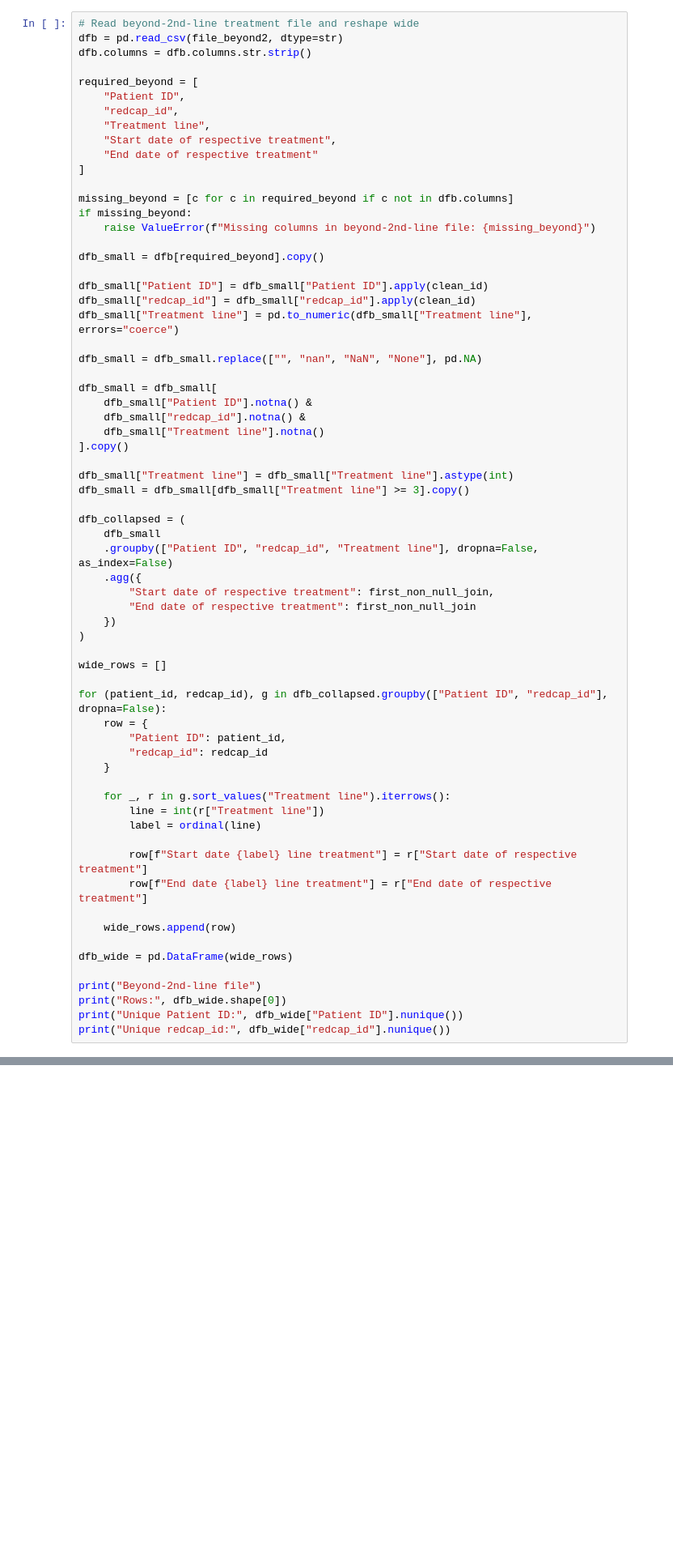
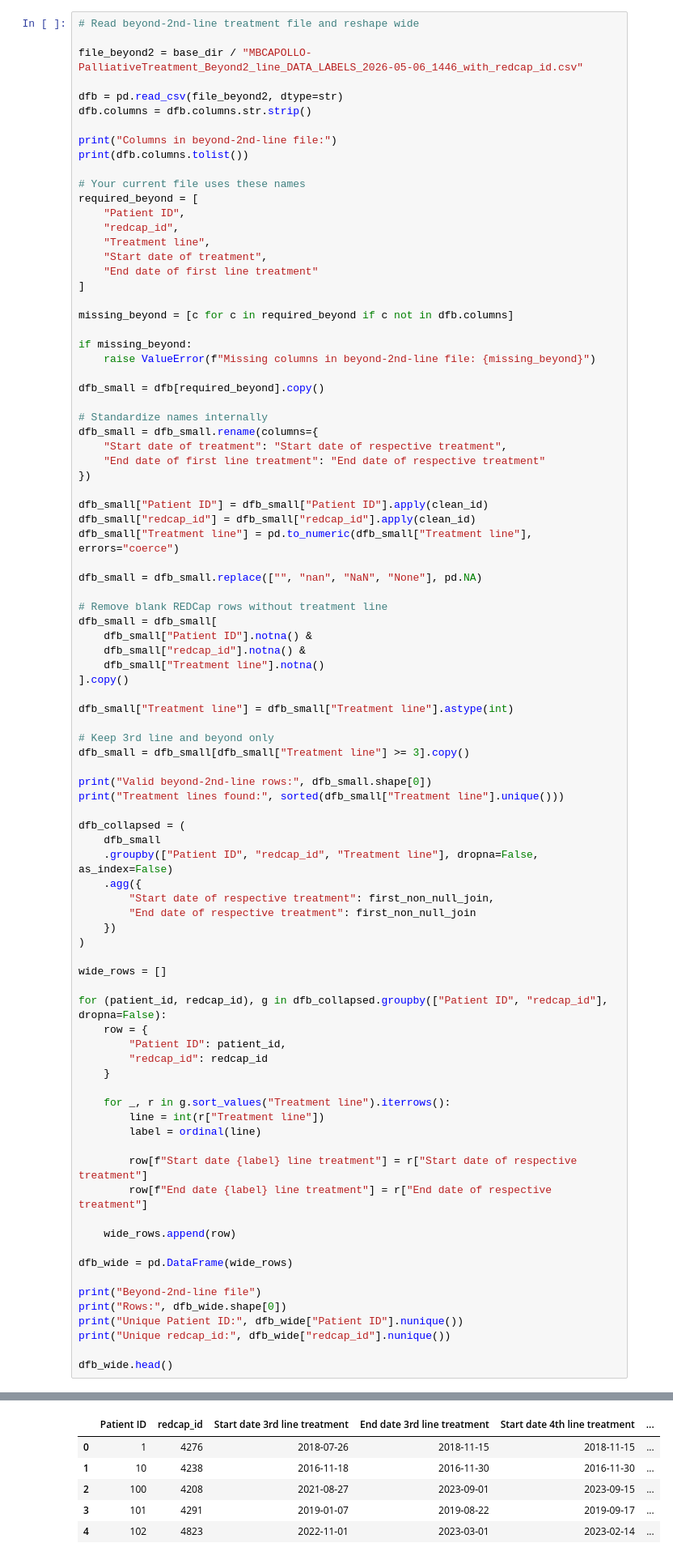
Before and after one commit to leeoesterreich/rak373, a Jupyter notebook: cfDNA_Project/APOLLO/APOLLO_TreatmentLine_TPNumber_Mapping.ipynb, the cells around one changed output, grey strips where cells are left out. Shown at 81% size. Drawn from its saved outputs; the diff is of its cells as text; blank space fills up the shorter version.

```diff
--- a/cfDNA_Project/APOLLO/APOLLO_TreatmentLine_TPNumber_Mapping.ipynb
+++ b/cfDNA_Project/APOLLO/APOLLO_TreatmentLine_TPNumber_Mapping.ipynb
@@ -342,21 +353,35 @@ Unique redcap_id: 326
 # %%
 # Read beyond-2nd-line treatment file and reshape wide
+
+file_beyond2 = base_dir / "MBCAPOLLO-PalliativeTreatment_Beyond2_line_DATA_LABELS_2026-05-06_1446_with_redcap_id.csv"
+
 dfb = pd.read_csv(file_beyond2, dtype=str)
 dfb.columns = dfb.columns.str.strip()
 
+print("Columns in beyond-2nd-line file:")
+print(dfb.columns.tolist())
+
+# Your current file uses these names
 required_beyond = [
     "Patient ID",
     "redcap_id",
     "Treatment line",
-    "Start date of respective treatment",
-    "End date of respective treatment"
+    "Start date of treatment",
+    "End date of first line treatment"
 ]
 
 missing_beyond = [c for c in required_beyond if c not in dfb.columns]
+
 if missing_beyond:
     raise ValueError(f"Missing columns in beyond-2nd-line file: {missing_beyond}")
 
 dfb_small = dfb[required_beyond].copy()
+
+# Standardize names internally
+dfb_small = dfb_small.rename(columns={
+    "Start date of treatment": "Start date of respective treatment",
+    "End date of first line treatment": "End date of respective treatment"
+})
 
 dfb_small["Patient ID"] = dfb_small["Patient ID"].apply(clean_id)
 dfb_small["redcap_id"] = dfb_small["redcap_id"].apply(clean_id)
@@ -364,6 +389,7 @@ dfb_small["Treatment line"] = pd.to_numeric(dfb_small["Treatment line"], errors=
 
 dfb_small = dfb_small.replace(["", "nan", "NaN", "None"], pd.NA)
 
+# Remove blank REDCap rows without treatment line
 dfb_small = dfb_small[
     dfb_small["Patient ID"].notna() &
     dfb_small["redcap_id"].notna() &
@@ -371,7 +397,12 @@ dfb_small = dfb_small[
 ].copy()
 
 dfb_small["Treatment line"] = dfb_small["Treatment line"].astype(int)
+
+# Keep 3rd line and beyond only
 dfb_small = dfb_small[dfb_small["Treatment line"] >= 3].copy()
+
+print("Valid beyond-2nd-line rows:", dfb_small.shape[0])
+print("Treatment lines found:", sorted(dfb_small["Treatment line"].unique()))
 
 dfb_collapsed = (
     dfb_small
@@ -405,4 +436,6 @@ print("Beyond-2nd-line file")
 print("Rows:", dfb_wide.shape[0])
 print("Unique Patient ID:", dfb_wide["Patient ID"].nunique())
 print("Unique redcap_id:", dfb_wide["redcap_id"].nunique())
+
+dfb_wide.head()
 # %% [output]
@@ -412,0 +450,6 @@ Unique redcap_id: 262
+|  | Patient ID | redcap_id | Start date 3rd line treatment | End date 3rd line treatment | Start date 4th line treatment | ... |
+| 0 | 1 | 4276 | 2018-07-26 | 2018-11-15 | 2018-11-15 | ... |
+| 1 | 10 | 4238 | 2016-11-18 | 2016-11-30 | 2016-11-30 | ... |
+| 2 | 100 | 4208 | 2021-08-27 | 2023-09-01 | 2023-09-15 | ... |
+| 3 | 101 | 4291 | 2019-01-07 | 2019-08-22 | 2019-09-17 | ... |
+| 4 | 102 | 4823 | 2022-11-01 | 2023-03-01 | 2023-02-14 | ... |
```
Also changed, not shown: parts of 11 cells of this notebook, 15 other files.
